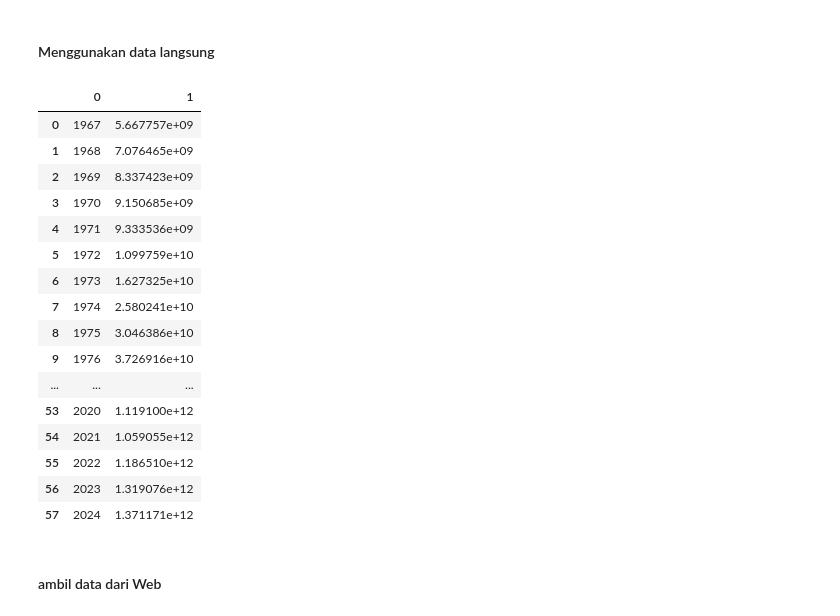
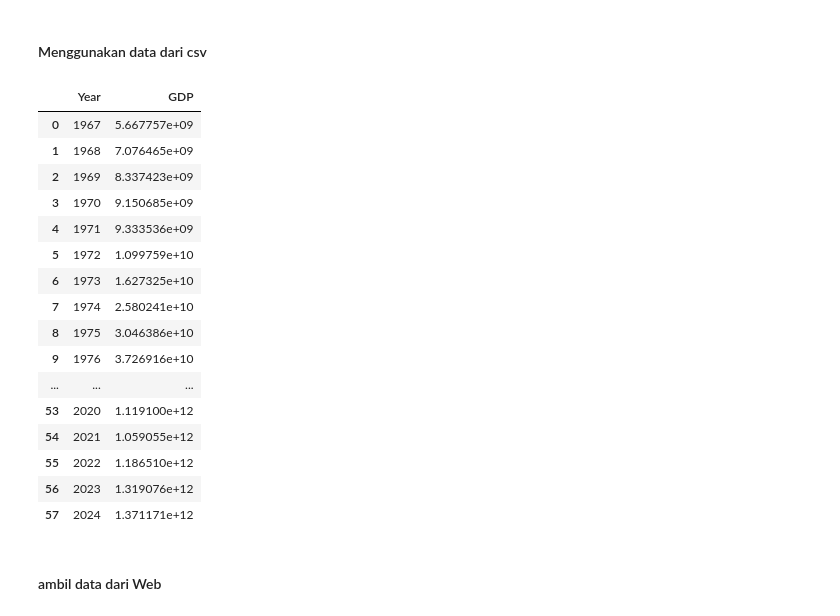
Before and after one commit to PrafoTekno/BDK-Data_Analyst, a Jupyter notebook: Life_Hack_Project/main.ipynb, the cells around one changed output. Cells and saved outputs as stored; diff of their text form; code cells hidden in the pictures.

```diff
--- a/Life_Hack_Project/main.ipynb
+++ b/Life_Hack_Project/main.ipynb
@@ -6,4 +6,4 @@ import requests
 import matplotlib.pyplot as plt
 import pandas as pd
 # %% [markdown]
-#### Menggunakan data langsung
+#### Menggunakan data dari csv
@@ -71,8 +10,8 @@ data = [
 # %%
-data_GDP = pd.DataFrame (data)
+data_GDP = pd.read_csv ('data_GDP.csv')
 data_GDP
 # %% [output]
-|  | 0 | 1 |
+|  | Year | GDP |
 | 0 | 1967 | 5.667757e+09 |
 | 1 | 1968 | 7.076465e+09 |
 | 2 | 1969 | 8.337423e+09 |
```
Also changed, not shown: parts of 7 cells of this notebook.
